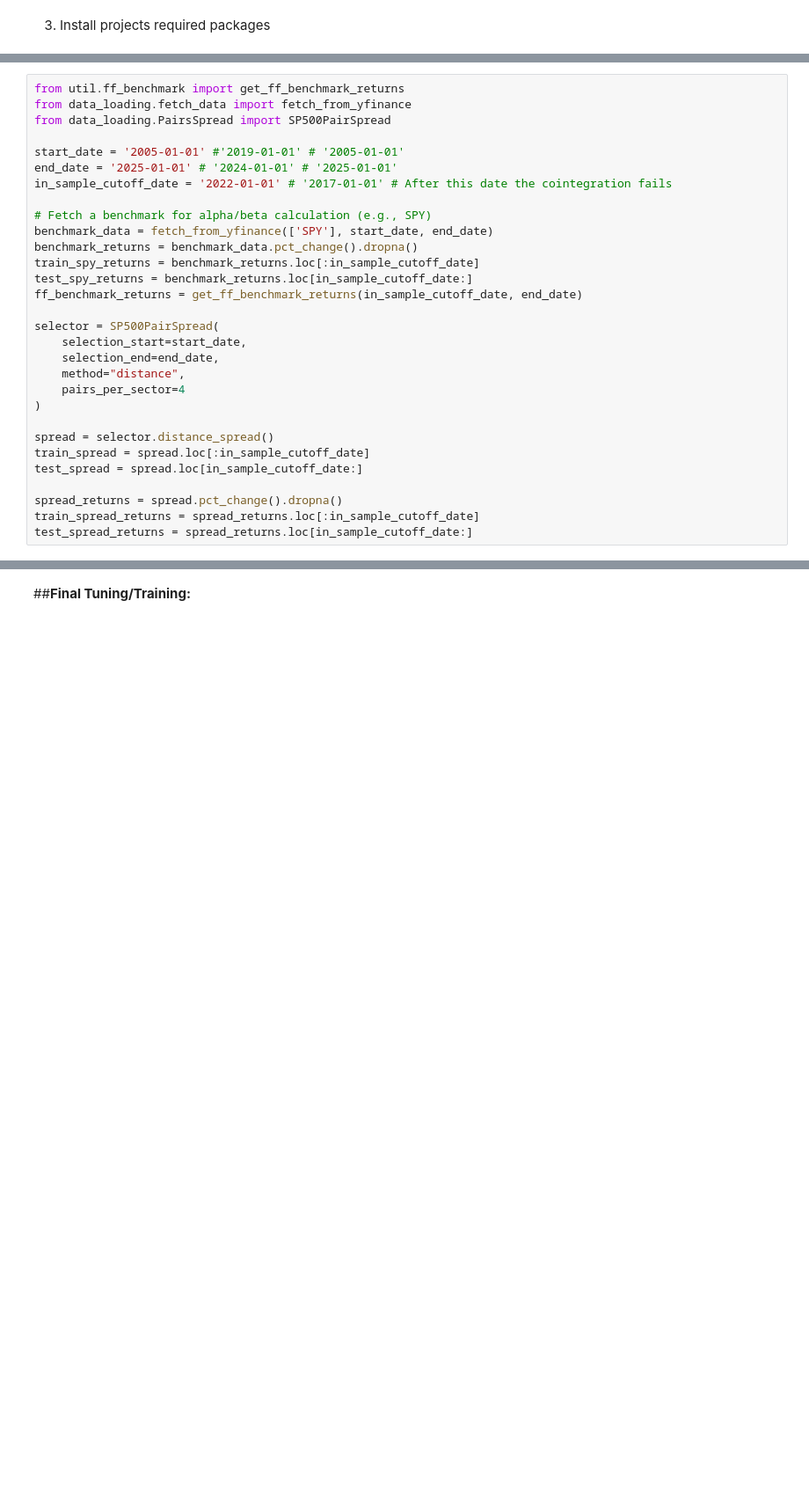
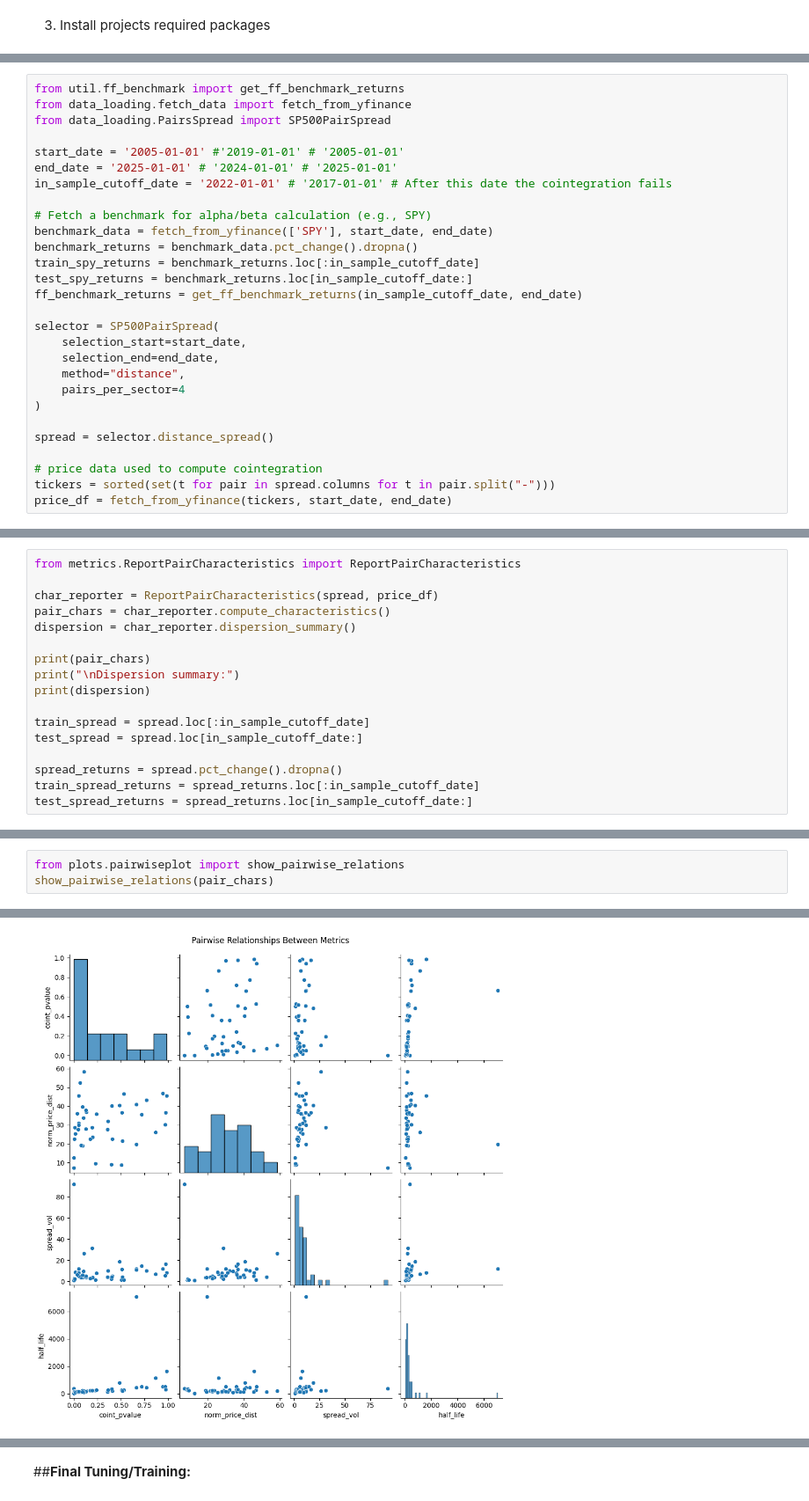
Before and after one commit to WQU-Capstone-11205/MarketNeutral_Trading_multiple_pairs, a Jupyter notebook: Notebooks/Enhanced_BOCPD_VAE_RL_pipeline_tune_train_test.ipynb, the cells around one changed output, grey strips where cells are left out. Shown at 88% size. Drawn from its saved outputs; the diff is of its cells as text; blank space fills up the shorter version.

```diff
--- a/Notebooks/Enhanced_BOCPD_VAE_RL_pipeline_tune_train_test.ipynb
+++ b/Notebooks/Enhanced_BOCPD_VAE_RL_pipeline_tune_train_test.ipynb
@@ -82,12 +82,10 @@ selector = SP500PairSpread(
 )
 
 spread = selector.distance_spread()
-train_spread = spread.loc[:in_sample_cutoff_date]
-test_spread = spread.loc[in_sample_cutoff_date:]
 
-spread_returns = spread.pct_change().dropna()
-train_spread_returns = spread_returns.loc[:in_sample_cutoff_date]
-test_spread_returns = spread_returns.loc[in_sample_cutoff_date:]
+# price data used to compute cointegration
+tickers = sorted(set(t for pair in spread.columns for t in pair.split("-")))
+price_df = fetch_from_yfinance(tickers, start_date, end_date)
 # %% [output]
 [*********************100%***********************]  1 of 1 completed
 Fetching SP500 pairs from Wikipedia...
@@ -95,0 +97,17 @@ Calculating spread...
+# %%
+from metrics.ReportPairCharacteristics import ReportPairCharacteristics
+
+char_reporter = ReportPairCharacteristics(spread, price_df)
+pair_chars = char_reporter.compute_characteristics()
+dispersion = char_reporter.dispersion_summary()
+
+print(pair_chars)
+print("\nDispersion summary:")
+print(dispersion)
+
+train_spread = spread.loc[:in_sample_cutoff_date]
+test_spread = spread.loc[in_sample_cutoff_date:]
+
+spread_returns = spread.pct_change().dropna()
+train_spread_returns = spread_returns.loc[:in_sample_cutoff_date]
+test_spread_returns = spread_returns.loc[in_sample_cutoff_date:]
@@ -95,0 +132,4 @@ Calculating spread...
+# %%
+from plots.pairwiseplot import show_pairwise_relations
+show_pairwise_relations(pair_chars)
+# %% [output]
@@ -95,0 +137 @@ Calculating spread...
+[figure, added]
```
Also changed, not shown: parts of 13 cells of this notebook.
